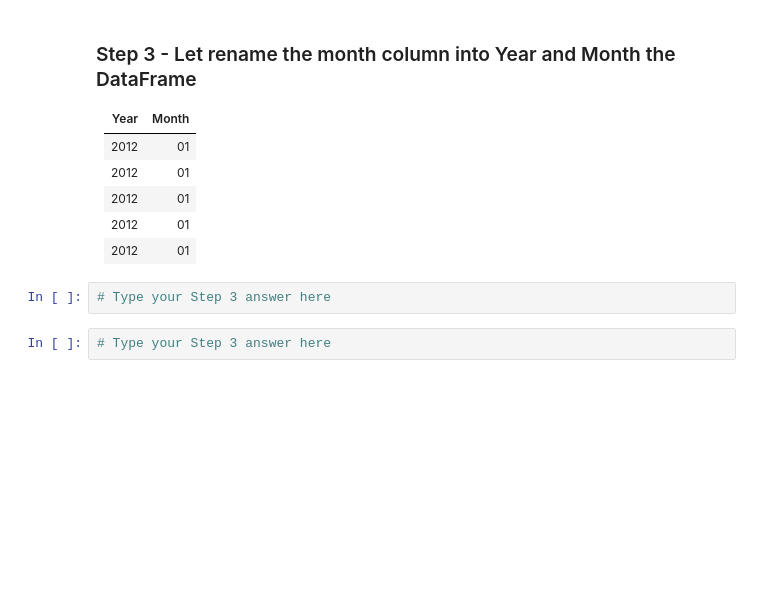
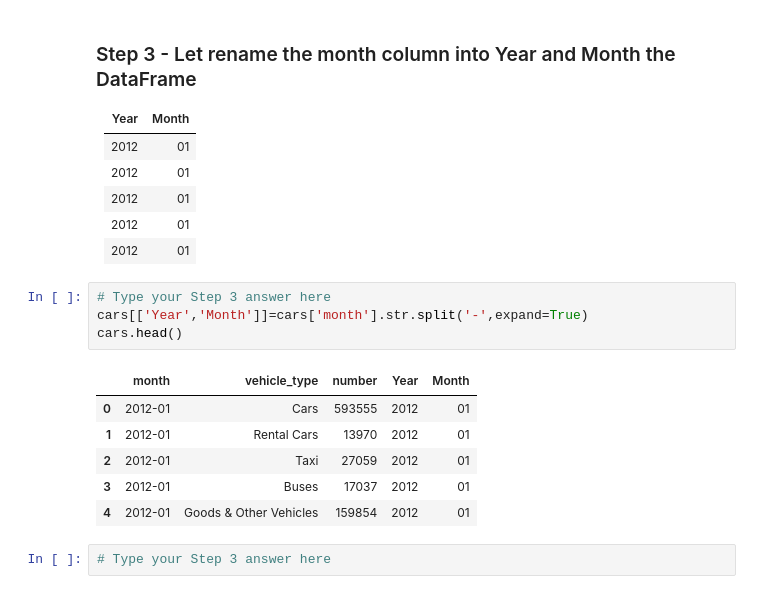
Before and after one commit to wongwenbing/Y2S2, a Jupyter notebook: Programming for Data Science/EDA/Lab_07_Q2_StudentCopy.ipynb, the cells around one changed output. Saved outputs shown, nothing was run; the diff lists cells and outputs as text; blank space fills up the shorter version.

```diff
--- a/Programming for Data Science/EDA/Lab_07_Q2_StudentCopy.ipynb
+++ b/Programming for Data Science/EDA/Lab_07_Q2_StudentCopy.ipynb
@@ -68,6 +44,15 @@ ValueError: numpy.dtype size changed, may indicate binary incompatibility. Expec
 |  2012   |   01  |
 # %%
 # Type your Step 3 answer here
+cars[['Year','Month']]=cars['month'].str.split('-',expand=True)
+cars.head()
+# %% [output]
+|  | month | vehicle_type | number | Year | Month |
+| 0 | 2012-01 | Cars | 593555 | 2012 | 01 |
+| 1 | 2012-01 | Rental Cars | 13970 | 2012 | 01 |
+| 2 | 2012-01 | Taxi | 27059 | 2012 | 01 |
+| 3 | 2012-01 | Buses | 17037 | 2012 | 01 |
+| 4 | 2012-01 | Goods & Other Vehicles | 159854 | 2012 | 01 |
 # %%
 # Type your Step 3 answer here
 # %% [output]
```
Also changed, not shown: parts of 2 cells of this notebook, 4 other files.
